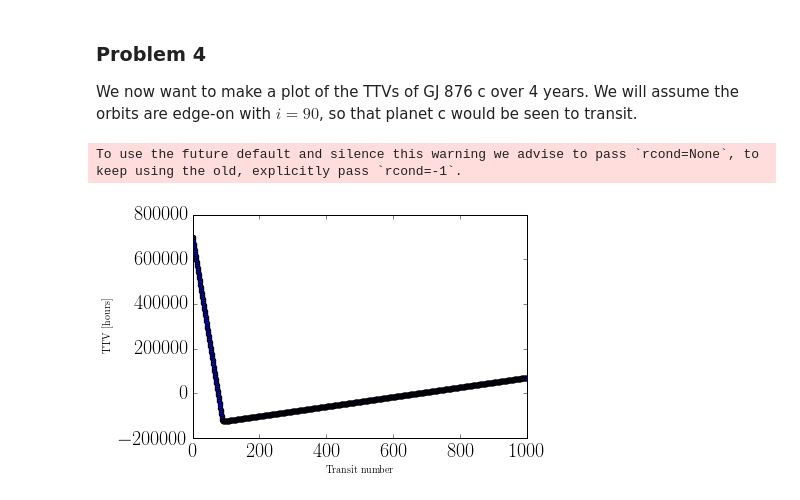
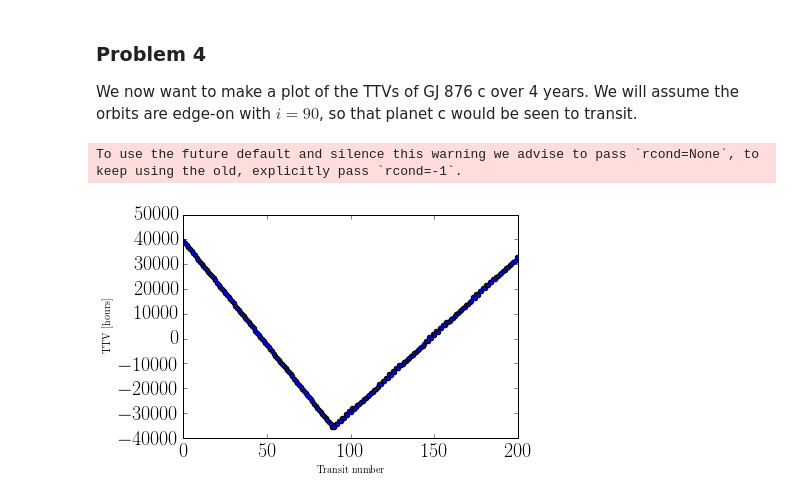
Before and after one commit to hdelgad9/astr597_exo, a Jupyter notebook: HW_3/transit_timing_variation_v4.ipynb, the cells around one changed output. Drawn from its saved outputs; the diff is of its cells as text; code cells hidden in the pictures.

```diff
--- a/HW_3/transit_timing_variation_v4.ipynb
+++ b/HW_3/transit_timing_variation_v4.ipynb
@@ -500,50 +500,52 @@ We now want to make a plot of the TTVs of GJ 876 c over 4 years. We will assume
 mstar = .32
 
 # Planet parameters [b, c, d, e]
+planets = 4
 P = np.array([61.1166, 30.0881, 1.937780, 124.26])
 a = np.array([0.208317, 0.129590, 0.02080665, 0.3343])
 e = np.array([0.0324, 0.25591, 0.207, 0.055])
 mass = np.array([2.2756, 0.7142, 0.021, 0.046]) * const.M_jup.value / const.M_sun.value
 w = np.array([234, 48.76, 50.3, 239]) * math.pi/180
-Mea = np.array([355, 294.59, 325.7, 335]) * math.pi/180
+M = np.array([355, 294.59, 325.7, 335]) * math.pi/180
 K = np.array([213.86, 88.72, 6.60, 3.42])
 
 sim = rebound.Simulation()
 
 sim.add(m=mstar)
-sim.add(m=inclination_mass(inc, mass[1]), e=e[1], a=a[1], omega=w[1]) # add planet c using parameters we set before
+for k in range(planets):
+    sim.add(m=inclination_mass(np.pi/2, mass[k]), e=e[k], a=a[k], omega=w[k], M=M[k], inc=np.pi/2)
 sim.move_to_com()
 
-
-N = 1000  # Integrate over 4 transits for planet b
-inc = inc_d * math.pi/180
+N = 200  # Integrate over 4 transits for planet b
+#inc = inc_d * math.pi/180
 transittimes = np.zeros(N)
 p = sim.particles
 i = 90 # assume edge-on orbit
-while i<N:
-    y_old = p[1].y - p[0].y  # (Thanks to David Martin for pointing out a bug in this line!)
+
+while i < N:
+    y_old = p[1].y - p[0].y
     t_old = sim.t
     sim.integrate(sim.t+0.5) # check for transits every 0.5 time units. Note that 0.5 is shorter than one orbit
     t_new = sim.t
     if y_old*(p[1].y-p[0].y)<0. and p[1].x-p[0].x>0.:   # sign changed (y_old*y<0), planet in front of star (x>0)
         while t_new-t_old>1e-7:   # bisect until prec of 1e-5 reached
             if y_old*(p[1].y-p[0].y)<0.:
                 t_new = sim.t
             else:
                 t_old = sim.t
             sim.integrate( (t_new+t_old)/2.)
         transittimes[i] = sim.t
         i += 1
         sim.integrate(sim.t+0.05)       # integrate 0.05 to be past the transit
 
 A = np.vstack([np.ones(N), range(N)]).T
 c, m = np.linalg.lstsq(A, transittimes)[0]
 
 ax = plt.subplot(111)
 ax.set_xlim([0,N])
 ax.set_xlabel("Transit number")
 ax.set_ylabel("TTV [hours]")
 plt.scatter(range(N), (transittimes-m*np.array(range(N))-c)*(24.*365./2./np.pi));
 # %% [output]
 To use the future default and silence this warning we advise to pass `rcond=None`, to keep using the old, explicitly pass `rcond=-1`.
-[figure, old version]
+[figure, new version]
```
